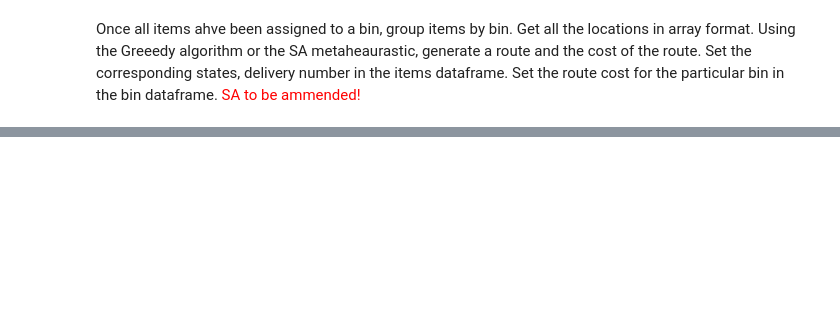
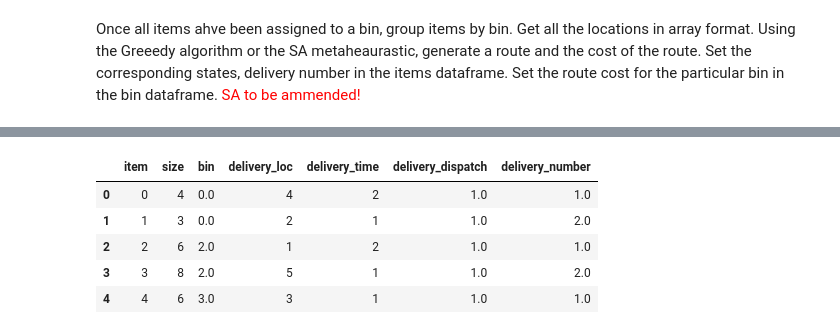
Before and after one commit to KrupaPrag/Logistics_Project, a Jupyter notebook: logistics_problem_1D.ipynb, the cells around one changed output, grey strips where cells are left out. Cells and saved outputs as stored; diff of their text form; code cells hidden in the pictures; blank space fills up the shorter version.

```diff
--- a/logistics_problem_1D.ipynb
+++ b/logistics_problem_1D.ipynb
@@ -909,22 +980,25 @@ Set the route cost for the particular bin in the bin dataframe.
 # %%
-# INPUT: item (where all items have been assigned bins) and bin dataframe
+# INPUT: item (where all items have been assigned bins) and bin dataframe(only contains bins which are used for a particular dispatch round)
+    #NOte: bins are a subset: only those which are used and which are used in that particular dispatch round
 # OUTPUT: updated item and bin dataframes, with delivery number and cost of the route
 
-def del_order_cost(df_items, df_bins, df_dist_matrix):
+def del_order_cost(df_items, df_bins, df_dist_matrix, TS_method):
+    delivery_dispatch_round = df_bins.loc[0,'delivery_time_dispatch']
+    #only use a subset of used bins
     num_bins = df_bins.shape[0]
-    for i in range(num_bins):
-        bin_no = i
-        df_item_subset = df_items[df_items.bin == bin_no] #subset of items in the bin of value bin_no
+    for k in range(num_bins):
+        bin_no = df_bins.loc[k, 'bin']
+        df_item_subset = df_items[(df_items['bin'] == bin_no)  & (df_items['delivery_dispatch'] == delivery_dispatch_round)] #subset of items in the bin of value bin_no
         arr_del_loc = dfCol_arr(df_item_subset)# array of all delivery locations
         #ROUTE AND ROUTE DISTANCE
         #nearest neighbour
-        arr_route_set, route_dist = nearest_neighbour_arr(arr_del_loc, df_dist_matrix)
+        arr_route_set, route_dist = TS_method(arr_del_loc, df_dist_matrix)
         #Simulated annealing
 #         arr_route_set, route_dist = simulated_anealing(adj_mat, num_cities, distances, possible,terminal_set)
-        #route distance and cost
-        df_bins.loc[i, 'route_dist'] = route_dist #setting the route
-        bin_penalty_factor = df_bins.loc[i, 'bin_penalty'] #the penalty associated with the bin
-        df_bins.loc[i, 'route_cost'] = route_dist*bin_penalty_factor  #route cost = route dist X bin penalty
+         #route distance and cost
+        df_bins.loc[bin_no, 'route_dist'] = route_dist #setting the route
+        bin_penalty_factor = df_bins.loc[bin_no, 'bin_penalty'] #the penalty associated with the bin
+        df_bins.loc[bin_no, 'route_cost'] = route_dist*bin_penalty_factor  #route cost = route dist X bin penalty
         #delivery number on route
         df_items = assign_order(df_items, df_item_subset, arr_route_set, 'delivery_loc', 'item', 'delivery_number')
     return df_items, df_bins
@@ -930,0 +1023,5 @@ def del_order_cost(df_items, df_bins, df_dist_matrix):
+# %%
+df_items = df_itemsA
+df_bins = df_bins_dispatch1
+df_dist_matrix = df_distMat
+TS_method = nearest_neighbour_arr
@@ -930,0 +1042,20 @@ def del_order_cost(df_items, df_bins, df_dist_matrix):
+# %%
+def packing_and_routing(df_items, df_vehicles, df_distanceMatrix, BP_method, TS_method, dimension):
+    df_items1, df_bin1, df_bin2 = priority_binPacking(df_items, df_vehicles, BP_method)
+#     display(df_items1)
+# #     display(df_bin1)
+#     display(df_bin2)
+    df_items2, df_bin1A = del_order_cost(df_items1, df_bin1, df_distanceMatrix, TS_method)
+    df_items3, df_bin2A = del_order_cost(df_items2, df_bin2, df_distanceMatrix,TS_method)
+    return df_items3, df_bin1A, df_bin2A
+# %%
+df_items3, df_bin1A, df_bin2A = packing_and_routing(df_items, df_vehicles, df_distMat, first_fit, nearest_neighbour_arr, 1)
+# %%
+df_items3
+# %% [output]
+|  | item | size | bin | delivery_loc | delivery_time | delivery_dispatch | delivery_number |
+| 0 | 0 | 4 | 0.0 | 4 | 2 | 1.0 | 1.0 |
+| 1 | 1 | 3 | 0.0 | 2 | 1 | 1.0 | 2.0 |
+| 2 | 2 | 6 | 2.0 | 1 | 2 | 1.0 | 1.0 |
+| 3 | 3 | 8 | 2.0 | 5 | 1 | 1.0 | 2.0 |
+| 4 | 4 | 6 | 3.0 | 3 | 1 | 1.0 | 1.0 |
```
Also changed, not shown: parts of 30 cells of this notebook, 3 other files.
